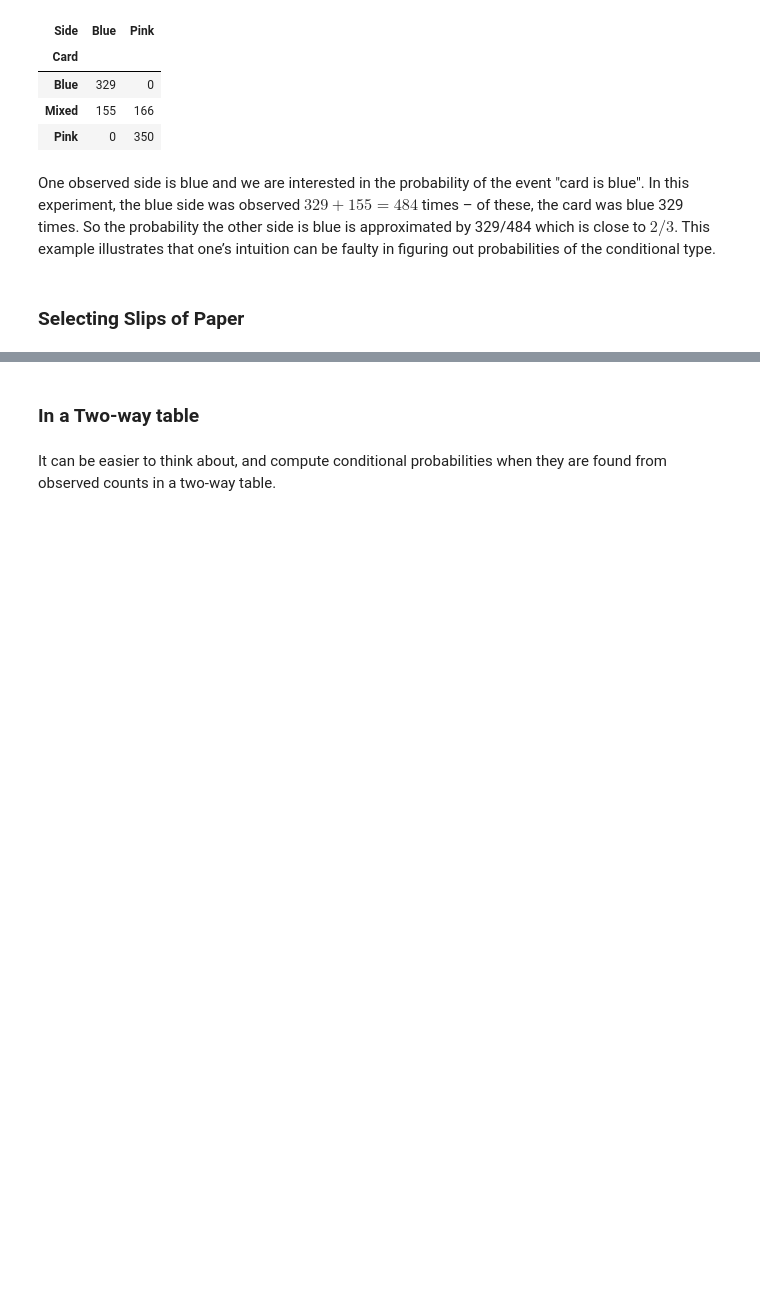
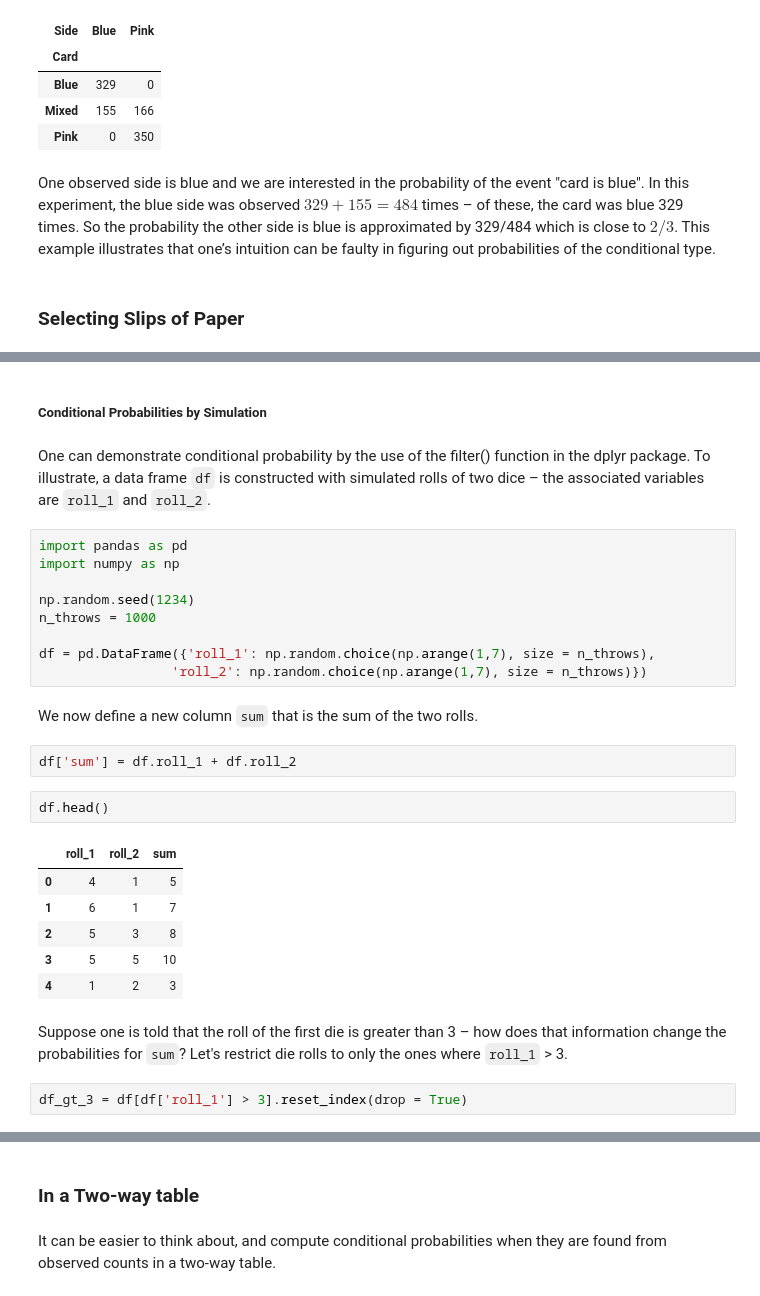
Before and after one commit to pacoraggio/ProbabilityAndBayesianModelingWithPython, a Jupyter notebook: 03_conditional_probability.ipynb, the cells around one changed output, grey strips where cells are left out. Drawn from its saved outputs; the diff is of its cells as text; blank space fills up the shorter version.

```diff
--- a/03_conditional_probability.ipynb
+++ b/03_conditional_probability.ipynb
@@ -72,0 +103,30 @@ $$Prob(\text{sum 14 or higher}) = \frac{1}{6}$$
+# %% [markdown]
+##### Conditional Probabilities by Simulation
+# %% [markdown]
+One can demonstrate conditional probability by the use of the filter() function in the dplyr package. To illustrate, a data frame `df` is constructed with simulated rolls of two dice – the associated variables are `roll_1` and `roll_2`.
+# %%
+import pandas as pd
+import numpy as np
+
+np.random.seed(1234)
+n_throws = 1000
+
+df = pd.DataFrame({'roll_1': np.random.choice(np.arange(1,7), size = n_throws),
+                 'roll_2': np.random.choice(np.arange(1,7), size = n_throws)})
+# %% [markdown]
+We now define a new column `sum` that is the sum of the two rolls.
+# %%
+df['sum'] = df.roll_1 + df.roll_2
+# %%
+df.head()
+# %% [output]
+|  | roll_1 | roll_2 | sum |
+| 0 | 4 | 1 | 5 |
+| 1 | 6 | 1 | 7 |
+| 2 | 5 | 3 | 8 |
+| 3 | 5 | 5 | 10 |
+| 4 | 1 | 2 | 3 |
+# %% [markdown]
+Suppose one is told that the roll of the first die is greater than 3 – how does that information change the probabilities for `sum`? Let's restrict die rolls to only the ones where `roll_1` > 3.
+# %%
+df_gt_3 = df[df['roll_1'] > 3].reset_index(drop = True)
```
Also changed, not shown: parts of 16 cells of this notebook.
